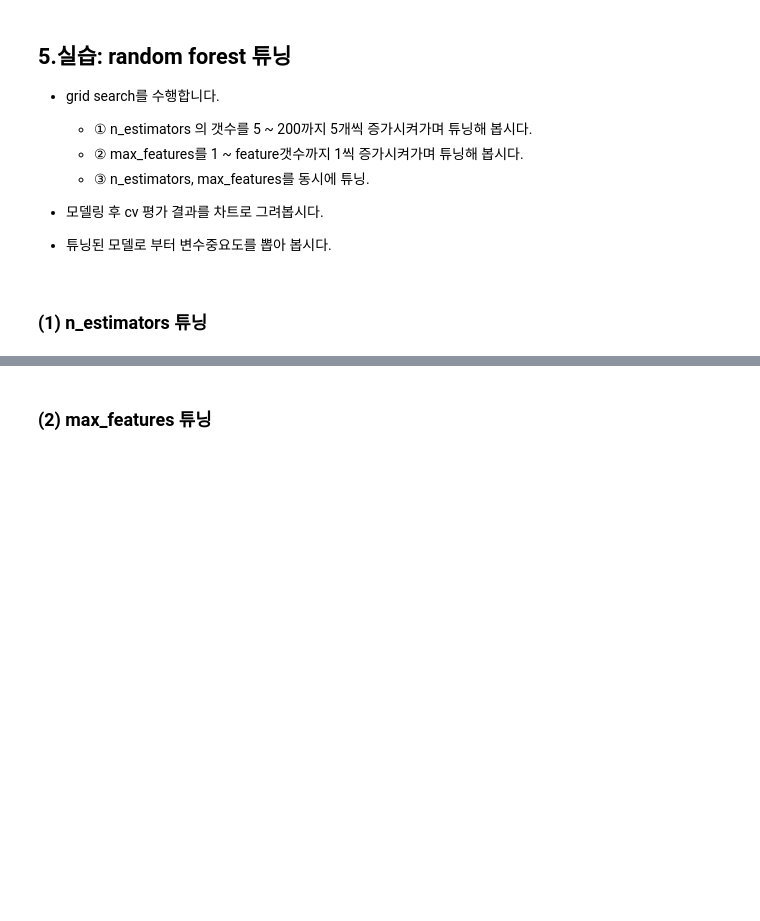
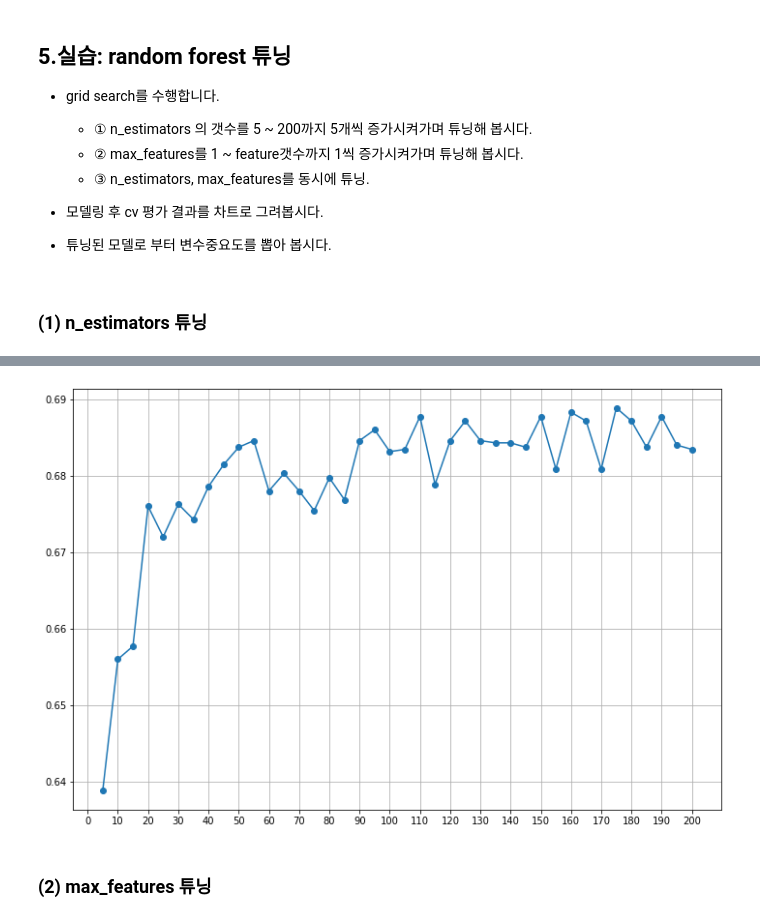
Before and after one commit to SubinOk/KT_AIVLE, a Jupyter notebook: 06 ML/12과 Bagging.ipynb, the cells around one changed output, grey strips where cells are left out. Cells and saved outputs as stored; diff of their text form; code cells hidden in the pictures; blank space fills up the shorter version.

```diff
--- a/06 ML/12과 Bagging.ipynb
+++ b/06 ML/12과 Bagging.ipynb
@@ -157,3 +183,13 @@ result = plot_feature_importance(model.feature_importances_, x_train.columns)
 * 튜닝된 모델로 부터 변수중요도를 뽑아 봅시다.
 # %% [markdown]
 ### (1) n_estimators 튜닝
+# %%
+params = {'n_estimators': range(5, 201, 5)}
+# %%
+# 모델 선언: 기본 모델
+m = RandomForestClassifier()
+
+# 모델 선언: Grid Search
+m_gs = GridSearchCV(RandomForestClassifier(), params, cv = 5)
+# %%
+m_gs.fit(x_train, y_train)
@@ -159,0 +203,4 @@ result = plot_feature_importance(model.feature_importances_, x_train.columns)
+# %%
+result = pd.DataFrame(m_gs.cv_results_)
+tmp = result.loc[:, ['param_n_estimators', 'mean_test_score']]
+tmp.head()
@@ -160,3 +214,11 @@ result = plot_feature_importance(model.feature_importances_, x_train.columns)
+# %%
+plt.figure(figsize=(12, 8))
+plt.plot('param_n_estimators', 'mean_test_score', data=tmp, marker='o')
+plt.xticks(range(0,201, 10))
+plt.grid()
+plt.show()
+# %% [output]
+[figure, added]
 # %% [markdown]
 ### (2) max_features 튜닝
 # %%
```
Also changed, not shown: parts of 10 cells of this notebook, 7 other files.
